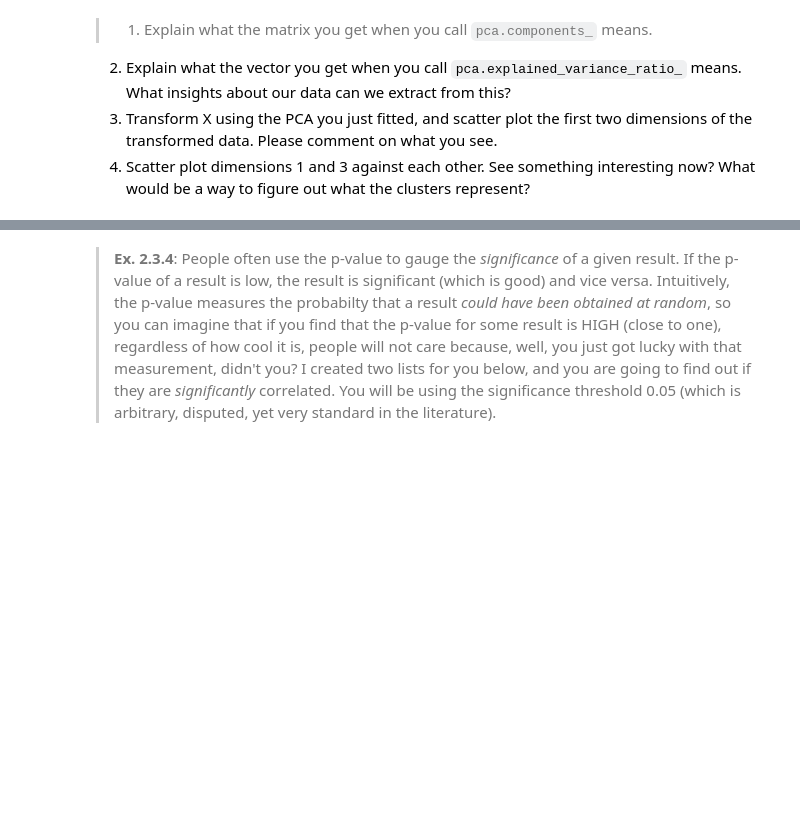
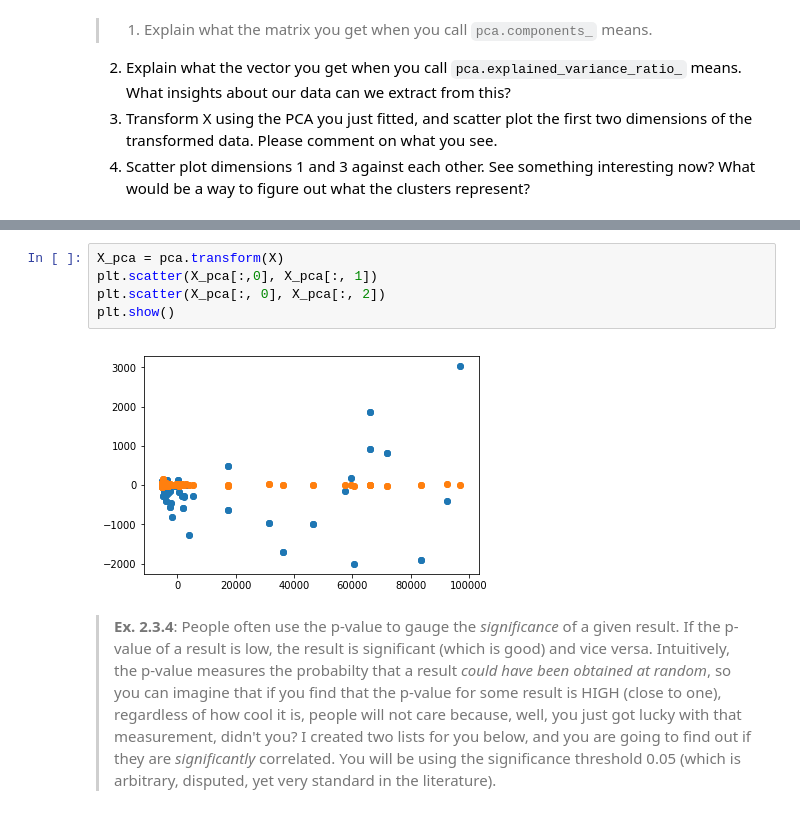
Before and after one commit to nateshirley/caobd_nate, a Jupyter notebook: my-ass/assignment1.ipynb, the cells around one changed output, grey strips where cells are left out. Drawn from its saved outputs; the diff is of its cells as text; blank space fills up the shorter version.

```diff
--- a/my-ass/assignment1.ipynb
+++ b/my-ass/assignment1.ipynb
@@ -243,3 +250,10 @@ PCA(copy=True, iterated_power='auto', n_components=10, random_state=None,
+# %%
+X_pca = pca.transform(X)
+plt.scatter(X_pca[:,0], X_pca[:, 1])
+plt.scatter(X_pca[:, 0], X_pca[:, 2])
+plt.show()
+# %% [output]
+[figure, added]
 # %% [markdown]
 >**Ex. 2.3.4**: People often use the p-value to gauge the *significance* of a given result. If the p-value of a result is low, the result is significant (which is good) and vice versa. Intuitively, the p-value measures the probabilty that a result *could have been obtained at random*, so you can imagine that if you find that the p-value for some result is HIGH (close to one), regardless of how cool it is, people will not care because, well, you just got lucky with that measurement, didn't you? I created two lists for you below, and you are going to find out if they are *significantly* correlated. You will be using the significance threshold 0.05 (which is arbitrary, disputed, yet very standard in the literature).
 # %%
```
Also changed, not shown: parts of 13 cells of this notebook, 2 other files.
